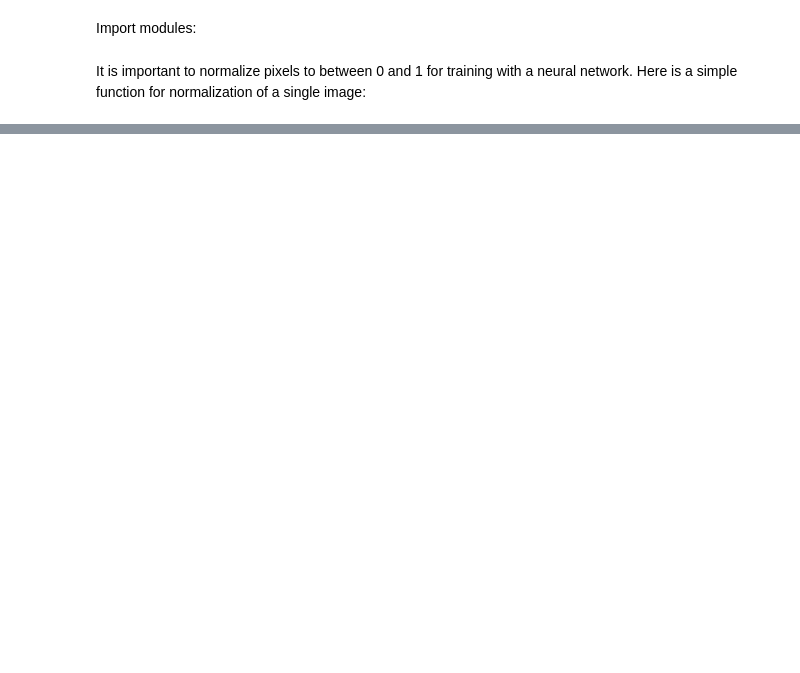
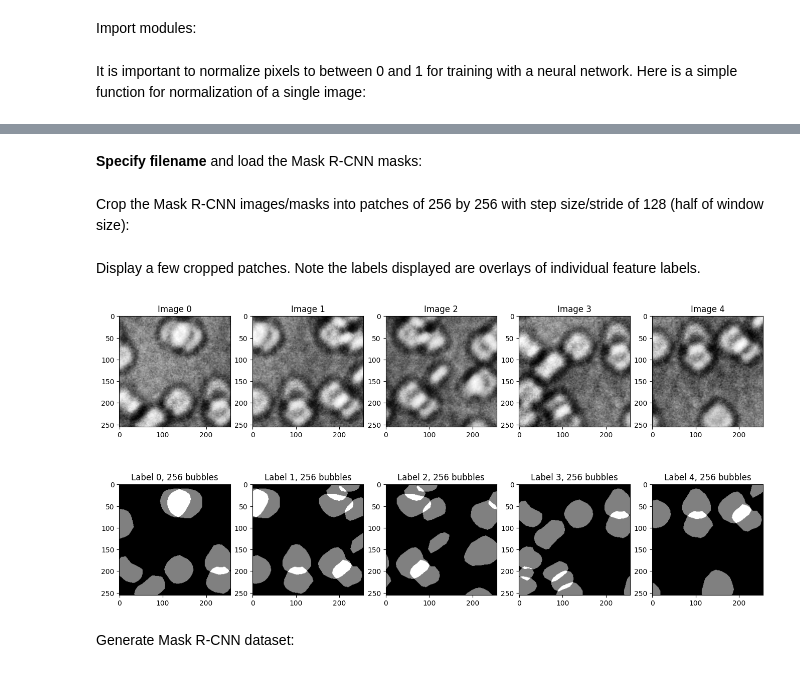
Before and after one commit to shradhautk/AI-MICROSCOPY-WORKSHOP, a Jupyter notebook: Day2_Education_Day/Data_Augmentation/DL_for_Microscopy_Data_Augmentation.ipynb, the cells around one changed output, grey strips where cells are left out. Saved outputs shown, nothing was run; the diff lists cells and outputs as text; code cells hidden in the pictures; blank space fills up the shorter version.

```diff
--- a/Day2_Education_Day/Data_Augmentation/DL_for_Microscopy_Data_Augmentation.ipynb
+++ b/Day2_Education_Day/Data_Augmentation/DL_for_Microscopy_Data_Augmentation.ipynb
@@ -287,0 +277,31 @@ ax.imshow(images_all[i, 0, ...], cmap='gist_gray')
+# %% [markdown]
+**Specify filename** and load the Mask R-CNN masks:
+# %%
+import pickle
+maskRcnn_mask_file = open('DL_for_Microscopy_Train_Img_12_maskRcnn_mask.pickle', 'rb')
+maskRcnn_mask = pickle.load(maskRcnn_mask_file)
+maskRcnn_mask_file.close()
+# %% [markdown]
+Crop the Mask R-CNN images/masks into patches of 256 by 256 with step size/stride of 128 (half of window size):
+# %%
+maskRcnn_img_patches, maskRcnn_mask_patches = maskRcnn_cropper(train_imgs, maskRcnn_mask, window_size=256, step_size=128)
+# %% [markdown]
+Display a few cropped patches. Note the labels displayed are overlays of individual feature labels.
+# %%
+#@title Show cropped Mask R-CNN patches:
+# No of image-label pairs to be displayed
+n = 5
+n = n + 1
+
+fig = plt.figure(figsize=(20, 8))
+for i in range(1, n):
+    ax = fig.add_subplot(2, n, i)
+    ax.imshow(maskRcnn_img_patches[i-1,...], cmap = 'gist_gray')
+    ax.set_title(f'Image {str(i-1)}')
+    ax = fig.add_subplot(2, n, i+n)
+    ax.imshow(np.sum(maskRcnn_mask_patches[i-1], axis=-1), cmap = 'gist_gray')
+    ax.set_title(f'Label {str(i-1)}, {len(maskRcnn_mask_patches[i-1])} bubbles')
+# %% [output]
+[figure, added]
+# %% [markdown]
+Generate Mask R-CNN dataset:
```
Also changed, not shown: parts of 76 cells of this notebook.
